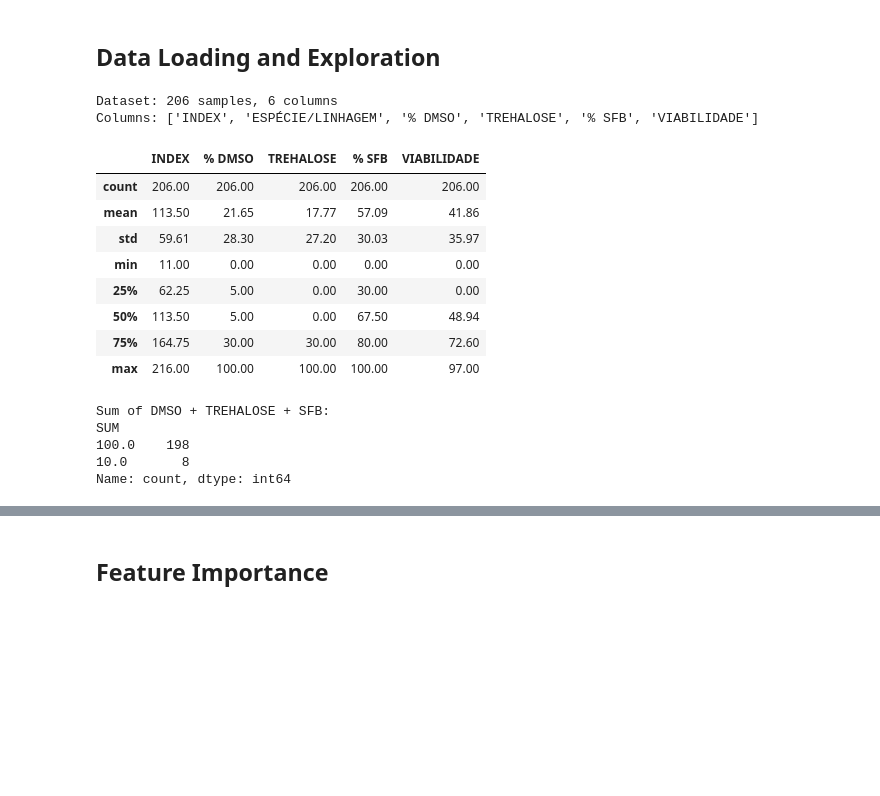
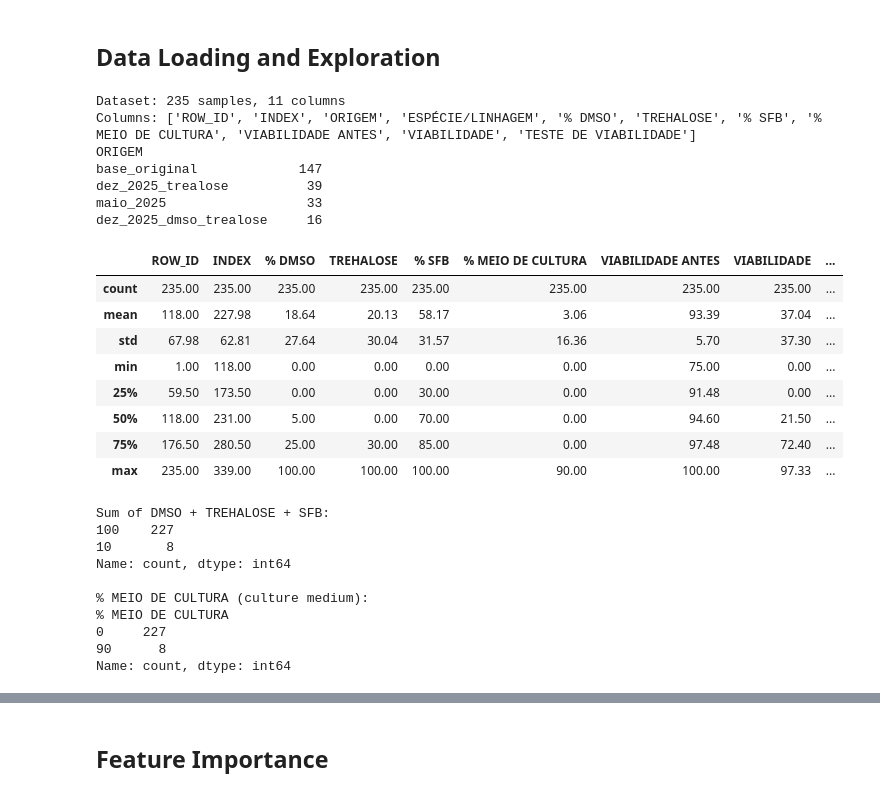
Before and after one commit to alenarth/hepato_cryo_ai, a Jupyter notebook: notebooks/02_neural_network.ipynb, the cells around one changed output, grey strips where cells are left out. Saved outputs shown, nothing was run; the diff lists cells and outputs as text; code cells hidden in the pictures; blank space fills up the shorter version.

```diff
--- a/notebooks/02_neural_network.ipynb
+++ b/notebooks/02_neural_network.ipynb
@@ -35,39 +35,49 @@ torch.use_deterministic_algorithms(True)
 # %%
 # Load dataset
 df = pd.read_csv('../data/raw/hepg2.csv')
-# Exclude the 10 measurements at 2% DMSO (original INDEX 1-10): they were not
-# collected in our laboratory, and 2% DMSO is not used in our experimental protocols.
-df = df[df['% DMSO'] != 2.0].reset_index(drop=True)
 print(f'Dataset: {df.shape[0]} samples, {df.shape[1]} columns')
-print(f'Columns: {list(df.columns)}\n')
+print(f'Columns: {list(df.columns)}')
+print(df['ORIGEM'].value_counts().to_string(), end='\n\n')
 df.describe().round(2)
 # %% [output]
-Dataset: 206 samples, 6 columns
-Columns: ['INDEX', 'ESPÉCIE/LINHAGEM', '% DMSO', 'TREHALOSE', '% SFB', 'VIABILIDADE']
+Dataset: 235 samples, 11 columns
+Columns: ['ROW_ID', 'INDEX', 'ORIGEM', 'ESPÉCIE/LINHAGEM', '% DMSO', 'TREHALOSE', '% SFB', '% MEIO DE CULTURA', 'VIABILIDADE ANTES', 'VIABILIDADE', 'TESTE DE VIABILIDADE']
+ORIGEM
+base_original             147
+dez_2025_trealose          39
+maio_2025                  33
+dez_2025_dmso_trealose     16
-|  | INDEX | % DMSO | TREHALOSE | % SFB | VIABILIDADE |
-| count | 206.00 | 206.00 | 206.00 | 206.00 | 206.00 |
-| mean | 113.50 | 21.65 | 17.77 | 57.09 | 41.86 |
-| std | 59.61 | 28.30 | 27.20 | 30.03 | 35.97 |
-| min | 11.00 | 0.00 | 0.00 | 0.00 | 0.00 |
-| 25% | 62.25 | 5.00 | 0.00 | 30.00 | 0.00 |
-| 50% | 113.50 | 5.00 | 0.00 | 67.50 | 48.94 |
-| 75% | 164.75 | 30.00 | 30.00 | 80.00 | 72.60 |
-| max | 216.00 | 100.00 | 100.00 | 100.00 | 97.00 |
+|  | ROW_ID | INDEX | % DMSO | TREHALOSE | % SFB | % MEIO DE CULTURA | VIABILIDADE ANTES | VIABILIDADE | ... |
+| count | 235.00 | 235.00 | 235.00 | 235.00 | 235.00 | 235.00 | 235.00 | 235.00 | ... |
+| mean | 118.00 | 227.98 | 18.64 | 20.13 | 58.17 | 3.06 | 93.39 | 37.04 | ... |
+| std | 67.98 | 62.81 | 27.64 | 30.04 | 31.57 | 16.36 | 5.70 | 37.30 | ... |
+| min | 1.00 | 118.00 | 0.00 | 0.00 | 0.00 | 0.00 | 75.00 | 0.00 | ... |
+| 25% | 59.50 | 173.50 | 0.00 | 0.00 | 30.00 | 0.00 | 91.48 | 0.00 | ... |
+| 50% | 118.00 | 231.00 | 5.00 | 0.00 | 70.00 | 0.00 | 94.60 | 21.50 | ... |
+| 75% | 176.50 | 280.50 | 25.00 | 30.00 | 85.00 | 0.00 | 97.48 | 72.40 | ... |
+| max | 235.00 | 339.00 | 100.00 | 100.00 | 100.00 | 90.00 | 100.00 | 97.33 | ... |
 # %%
-# Check for linear dependency between variables
-# SFB = 100 - DMSO - TREHALOSE (in most cases)
-# Therefore, SFB is linearly dependent on DMSO and TREHALOSE.
-# Including it as a feature would introduce multicollinearity without adding new information.
-df['SUM'] = df['% DMSO'] + df['TREHALOSE'] + df['% SFB']
+# Composition check. Every row satisfies DMSO + TREHALOSE + SFB + CULTURE MEDIUM = 100%
+# (verified by data/build_dataset.py), and culture medium is present in only a few rows.
+# SFB is therefore the balance component: it is linearly dependent on the other components,
+# and including it as a feature would introduce multicollinearity without adding information.
+comp_sum = df['% DMSO'] + df['TREHALOSE'] + df['% SFB']
 print('Sum of DMSO + TREHALOSE + SFB:')
-print(df['SUM'].value_counts())
-df.drop('SUM', axis=1, inplace=True)
+print(comp_sum.value_counts())
+print()
+print('% MEIO DE CULTURA (culture medium):')
+print(df['% MEIO DE CULTURA'].value_counts())
 # %% [output]
 Sum of DMSO + TREHALOSE + SFB:
-SUM
-100.0    198
-10.0       8
+100    227
+10       8
 Name: count, dtype: int64
+
+% MEIO DE CULTURA (culture medium):
+% MEIO DE CULTURA
+0     227
+90      8
+Name: count, dtype: int64
 # %%
 # Correlation matrix
 fig, ax = plt.subplots(figsize=(8, 6))
```
Also changed, not shown: parts of 20 cells of this notebook, 33 other files.
